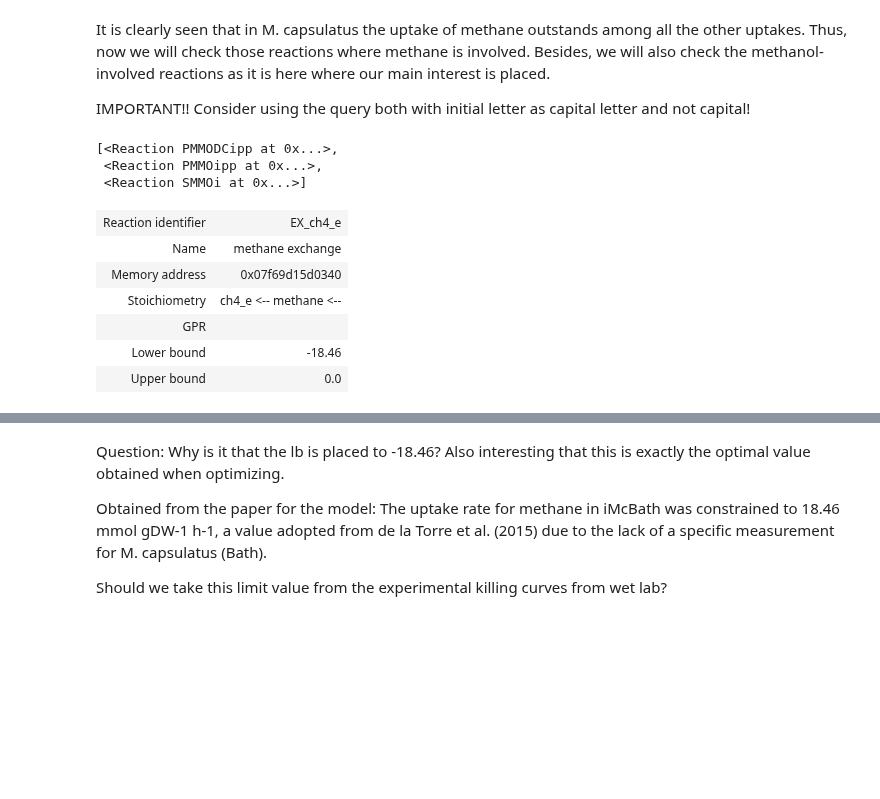
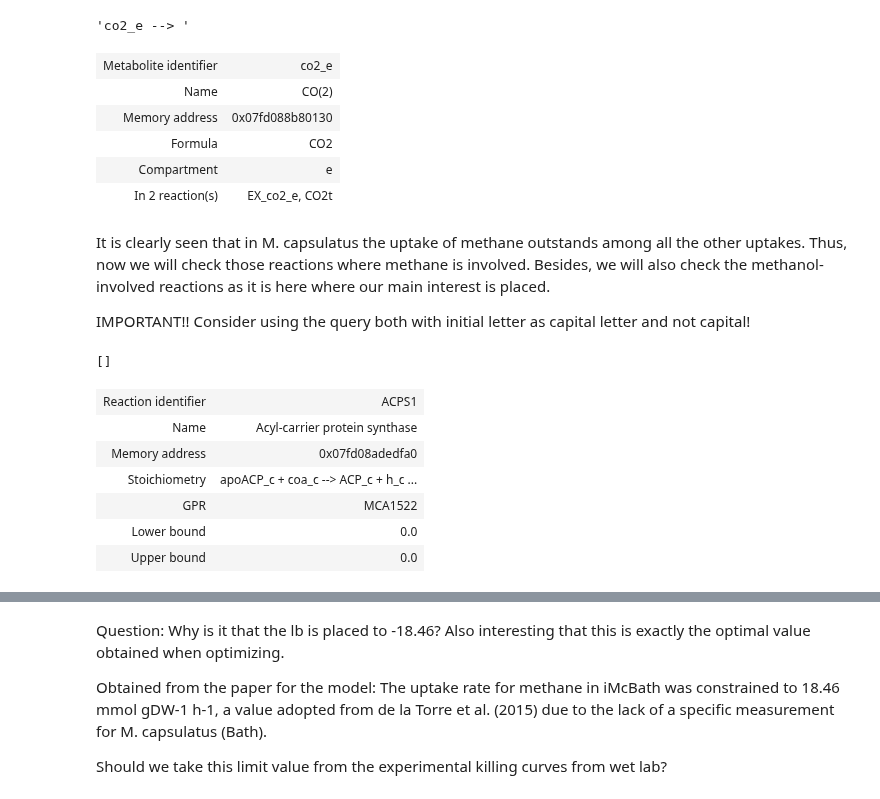
Before and after one commit to Schwebus/DTU_Biobuilders_2021, a Jupyter notebook: GSM_model/M.capsulatus.ipynb, the cells around one changed output, grey strips where cells are left out. Saved outputs shown, nothing was run; the diff lists cells and outputs as text; code cells hidden in the pictures; blank space fills up the shorter version.

```diff
--- a/GSM_model/M.capsulatus.ipynb
+++ b/GSM_model/M.capsulatus.ipynb
@@ -52,23 +52,34 @@ Secretion
 | co2_e | EX_co2_e | -12.47 | 1 | 99.97% |
 | co_e | EX_co_e | -5.101E-06 | 1 | 0.00% |
 | h2o_e | EX_h2o_e | -32.96 | 0 | 0.00% |
+# %%
+met.reactions.EX_co2_e.reaction
+# %% [output]
+'co2_e --> '
+# %%
+met.metabolites.co2_e
+# %% [output]
+| Metabolite identifier | co2_e |
+| Name | CO(2) |
+| Memory address | 0x07fd088b80130 |
+| Formula | CO2 |
+| Compartment | e |
+| In 2 reaction(s) | EX_co2_e, CO2t |
 # %% [markdown]
 It is clearly seen that in M. capsulatus the uptake of methane outstands among all the other uptakes. Thus, now we will check those reactions where methane is involved. Besides, we will also check the methanol-involved reactions as it is here where our main interest is placed.
 
 IMPORTANT!! Consider using the query both with initial letter as capital letter and not capital!
 # %%
-met.reactions.query("Methane", "name")
+met.reactions.query("growth", "name")
 # %% [output]
-[<Reaction PMMODCipp at 0x...>,
- <Reaction PMMOipp at 0x...>,
- <Reaction SMMOi at 0x...>]
+[]
 # %%
-met.reactions.EX_ch4_e
+met.reactions.ACPS1
 # %% [output]
-| Reaction identifier | EX_ch4_e |
-| Name | methane exchange |
-| Memory address | 0x07f69d15d0340 |
-| Stoichiometry | ch4_e <-- methane <-- |
-| GPR |  |
-| Lower bound | -18.46 |
+| Reaction identifier | ACPS1 |
+| Name | Acyl-carrier protein synthase |
+| Memory address | 0x07fd08adedfa0 |
+| Stoichiometry | apoACP_c + coa_c --> ACP_c + h_c ... |
+| GPR | MCA1522 |
+| Lower bound | 0.0 |
 | Upper bound | 0.0 |
```
Also changed, not shown: parts of 17 cells of this notebook, 1 other file.
